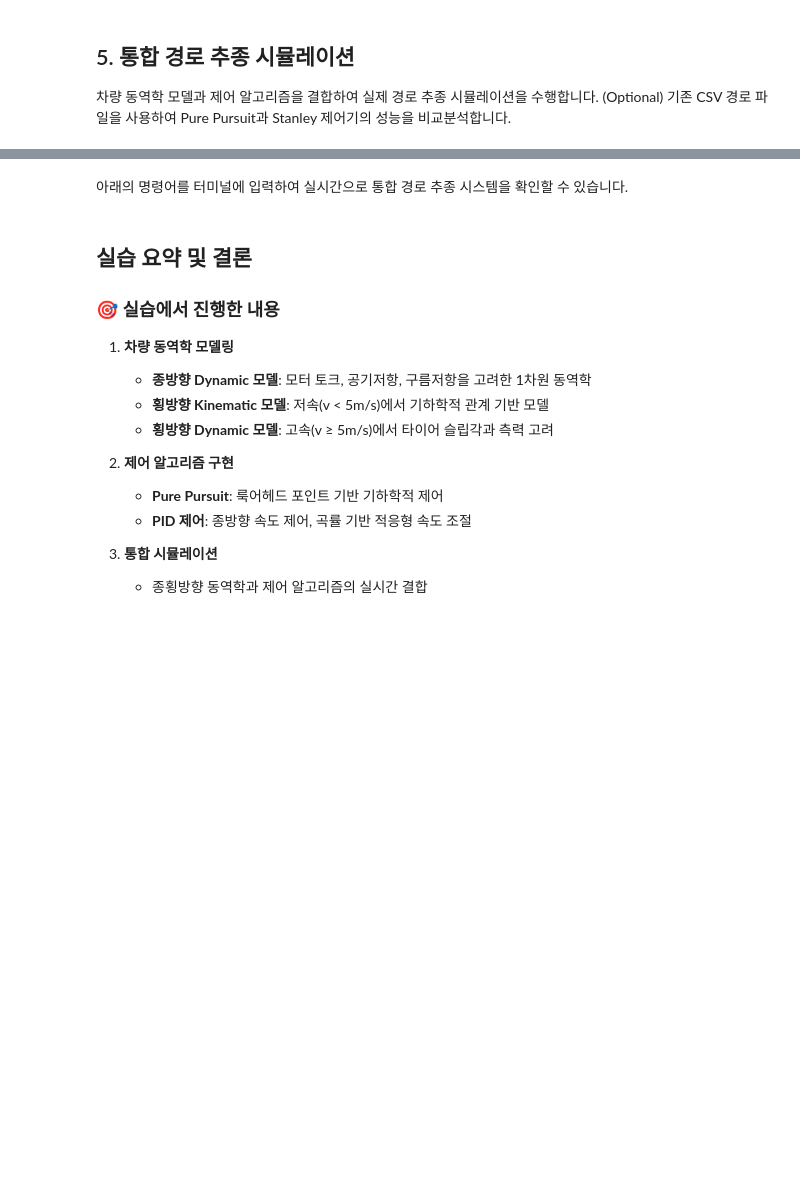
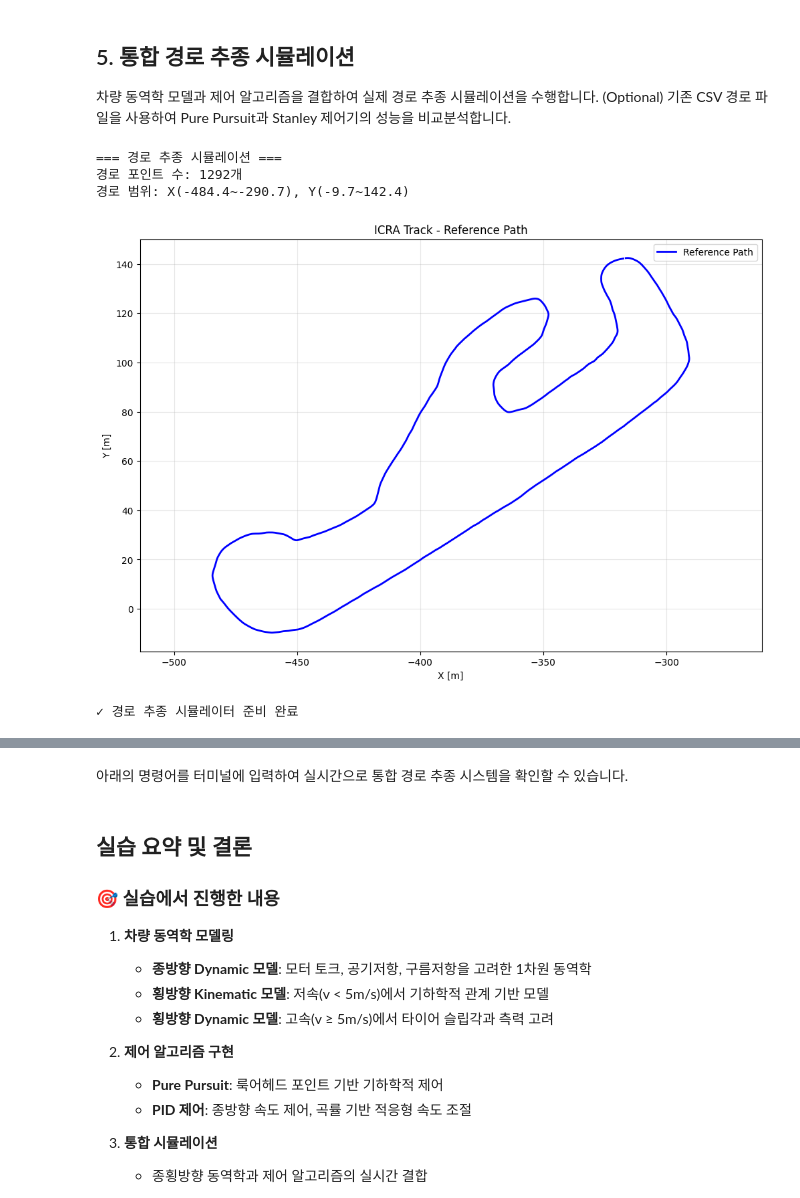
Before and after one commit to deepblue21zin/ADAS_code, a Jupyter notebook: practice/9_vehicle_dynamics.ipynb, the cells around one changed output, grey strips where cells are left out. Drawn from its saved outputs; the diff is of its cells as text; code cells hidden in the pictures; blank space fills up the shorter version.

```diff
--- a/practice/9_vehicle_dynamics.ipynb
+++ b/practice/9_vehicle_dynamics.ipynb
@@ -447,7 +517,7 @@ class PathFollowingSimulator:
 
     def find_closest_path_index(self, vehicle_x, vehicle_y, path_x, path_y):
         """가장 가까운 경로 인덱스 찾기"""
-        distances = xxxxxx # TODO: 거리 계산식 작성
+        distances = np.sqrt((path_x-vehicle_x)**2 + (path_y-vehicle_y)**2 ) # TODO: 거리 계산식 작성
         return np.argmin(distances)
 
     def simulate_path_following(self, path_x, path_y, initial_state, duration=30.0, dt=0.02):
@@ -486,33 +556,39 @@ class PathFollowingSimulator:
             # 경로 이탈 체크 (너무 멀리 벗어나면 시뮬레이션 종료)
             closest_distance = np.sqrt((new_state.x - path_x[closest_idx])**2 +
                                      (new_state.y - path_y[closest_idx])**2)
             if closest_distance > 20.0:  # 20m 이상 벗어나면 종료
                 print(f"경로 이탈로 시뮬레이션 종료 (step: {step}, distance: {closest_distance:.1f}m)")
                 break
 
             # 상태 업데이트
             current_state = new_state
             states.append(current_state)
 
             # 제어 정보 저장
             control_info = {
                 'closest_idx': closest_idx,
                 'target_speed': target_speed,
                 'lateral_info': lat_info,
                 'longitudinal_info': long_info,
                 'steering_angle': steering_angle,
                 'pedal_input': pedal_input
             }
             control_infos.append(control_info)
 
             # 목표점 근처 도달 시 종료
             if closest_idx >= len(path_x) - 10:
                 print(f"목표점 도달로 시뮬레이션 종료 (step: {step})")
                 break
 
         return states, control_infos
 
 print("✓ 경로 추종 시뮬레이터 준비 완료")
+# %% [output]
+=== 경로 추종 시뮬레이션 ===
+경로 포인트 수: 1292개
+경로 범위: X(-484.4~-290.7), Y(-9.7~142.4)
+[figure, added]
+✓ 경로 추종 시뮬레이터 준비 완료
 # %%
 # Pure Pursuit 제어기 결과 시뮬레이션
 print("=== Pure Pursuit 제어기 결과 ===")
```
Also changed, not shown: parts of 10 cells of this notebook, 24 other files.
